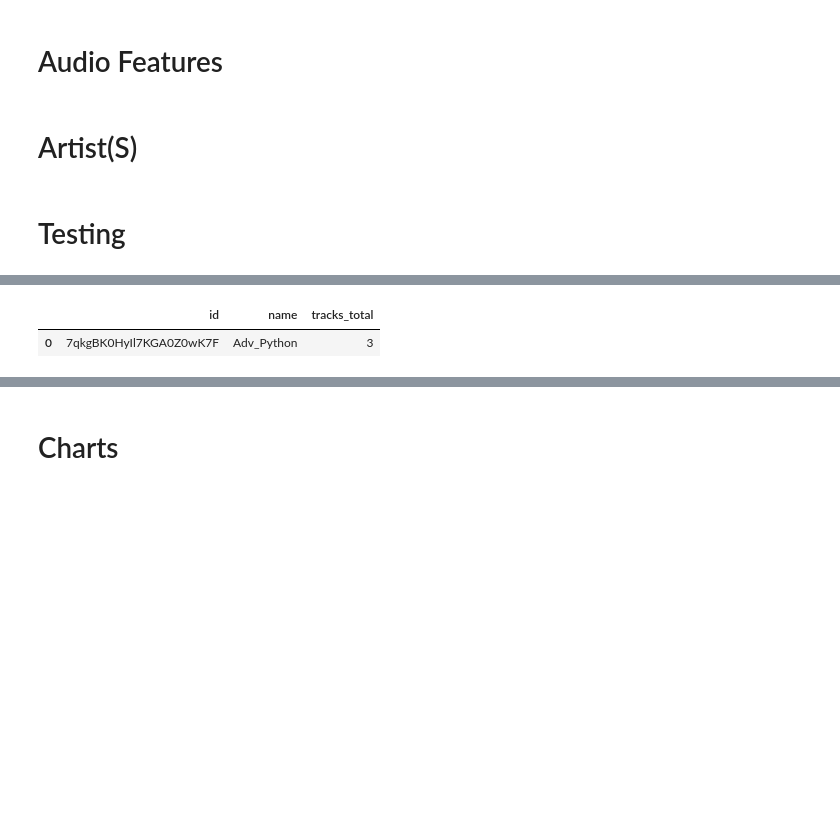
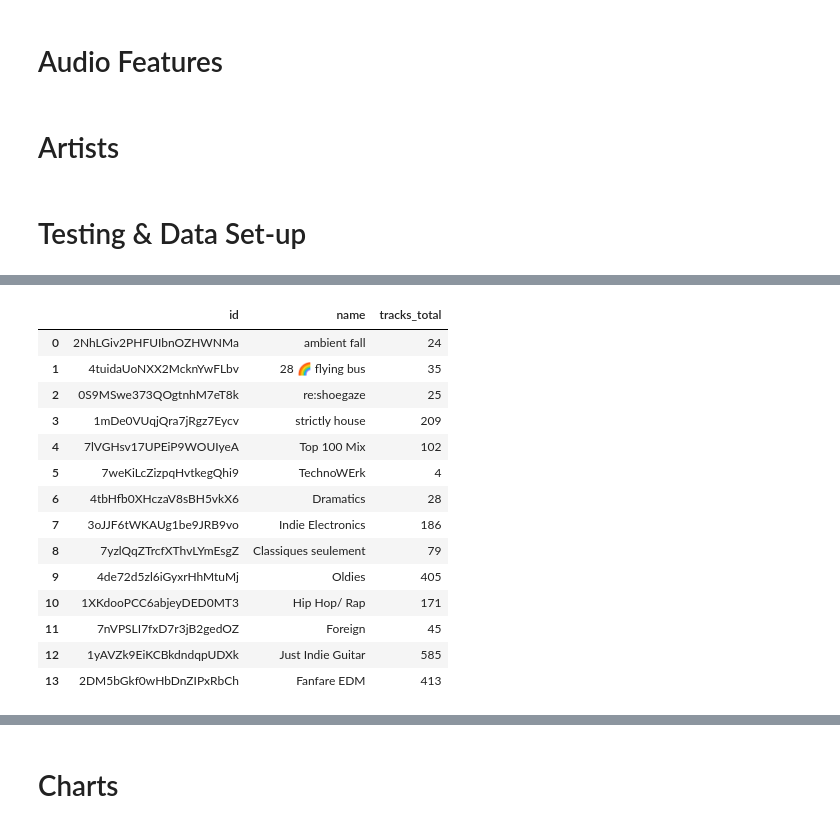
Before and after one commit to kmk9461/advanced_python, a Jupyter notebook: fetching-spotify-data .ipynb, the cells around one changed output, grey strips where cells are left out. Saved outputs shown, nothing was run; the diff lists cells and outputs as text; code cells hidden in the pictures; blank space fills up the shorter version.

```diff
--- a/fetching-spotify-data .ipynb
+++ b/fetching-spotify-data .ipynb
@@ -20,12 +55,10 @@ BASE_URL = 'https://api.spotify.com/v1/'
 # %%
 def getAuth():
     # Retrieve client ID & secret from env file & encode.
-    dotenv_path = '/Users/keegankelly/NYU/Classes/Advanced_Python/project/advanced_python/advanced_python.env' # Remove.
-    load_dotenv()
-    # print(os.getenv('your-client-id'))
-    # print(os.getenv('your-client-secret'))
+    dotenv_path = '/Users/mariam/Documents/GitHub/advanced_python/credentials.env' # Put your credentials in.
+    load_dotenv(dotenv_path=dotenv_path)  # Use the path for dotenv
 
-    client_id, client_secret = os.environ.get('your-client-id'), os.environ.get('your-client-secret')
+    client_id, client_secret = os.environ.get('client_id'), os.environ.get('client_secret') #verify var names.
     credentials = f"{client_id}:{client_secret}"
     credentials_b64 = base64.b64encode(credentials.encode())
 
@@ -151,7 +184,7 @@ def audioFeaturesDf(audio_features_json): #Max 100 track ids.
         df_features.set_index('id', inplace=True)
     return df_features
 # %% [markdown]
-# Artist(S)
+# Artists
 # %%
 def getArtist(artist_ids, access_token):
 
@@ -180,7 +213,7 @@ def ArtistDf(artist_json):
     df_artists = pd.DataFrame(artists)
     return df_artists
 # %% [markdown]
-# Testing
+# Testing & Data Set-up
 # %%
 t = time.process_time()
 access_token = getAuth()
@@ -189,5 +222,5 @@ tmp_df = dfPlaylists(user_playlists)
 playlists_original_df = getColumns(tmp_df,['id','name', 'tracks_total'])
 elapsed_time = time.process_time() - t
 print('Time elapsed:', elapsed_time,'s')
-playlists_original_df.head()
+playlists_original_df.head(20)
 # %% [output]
@@ -195,5 +228,18 @@ Time elapsed: 0.05770900000000001 s
 |  | id | name | tracks_total |
-| 0 | 7qkgBK0HyIl7KGA0Z0wK7F | Adv_Python | 3 |
+| 0 | 2NhLGiv2PHFUIbnOZHWNMa | ambient fall | 24 |
+| 1 | 4tuidaUoNXX2McknYwFLbv | 28 🌈 flying bus | 35 |
+| 2 | 0S9MSwe373QOgtnhM7eT8k | re:shoegaze | 25 |
+| 3 | 1mDe0VUqjQra7jRgz7Eycv | strictly house | 209 |
+| 4 | 7lVGHsv17UPEiP9WOUIyeA | Top 100 Mix | 102 |
+| 5 | 7weKiLcZizpqHvtkegQhi9 | TechnoWErk | 4 |
+| 6 | 4tbHfb0XHczaV8sBH5vkX6 | Dramatics | 28 |
+| 7 | 3oJJF6tWKAUg1be9JRB9vo | Indie Electronics | 186 |
+| 8 | 7yzlQqZTrcfXThvLYmEsgZ | Classiques seulement | 79 |
+| 9 | 4de72d5zl6iGyxrHhMtuMj | Oldies | 405 |
+| 10 | 1XKdooPCC6abjeyDED0MT3 | Hip Hop/ Rap | 171 |
+| 11 | 7nVPSLI7fxD7r3jB2gedOZ | Foreign | 45 |
+| 12 | 1yAVZk9EiKCBkdndqpUDXk | Just Indie Guitar | 585 |
+| 13 | 2DM5bGkf0wHbDnZIPxRbCh | Fanfare EDM | 413 |
 # %%
 #df of playlist
 t = time.process_time()
```
Also changed, not shown: parts of 22 cells of this notebook, 2 other files.
